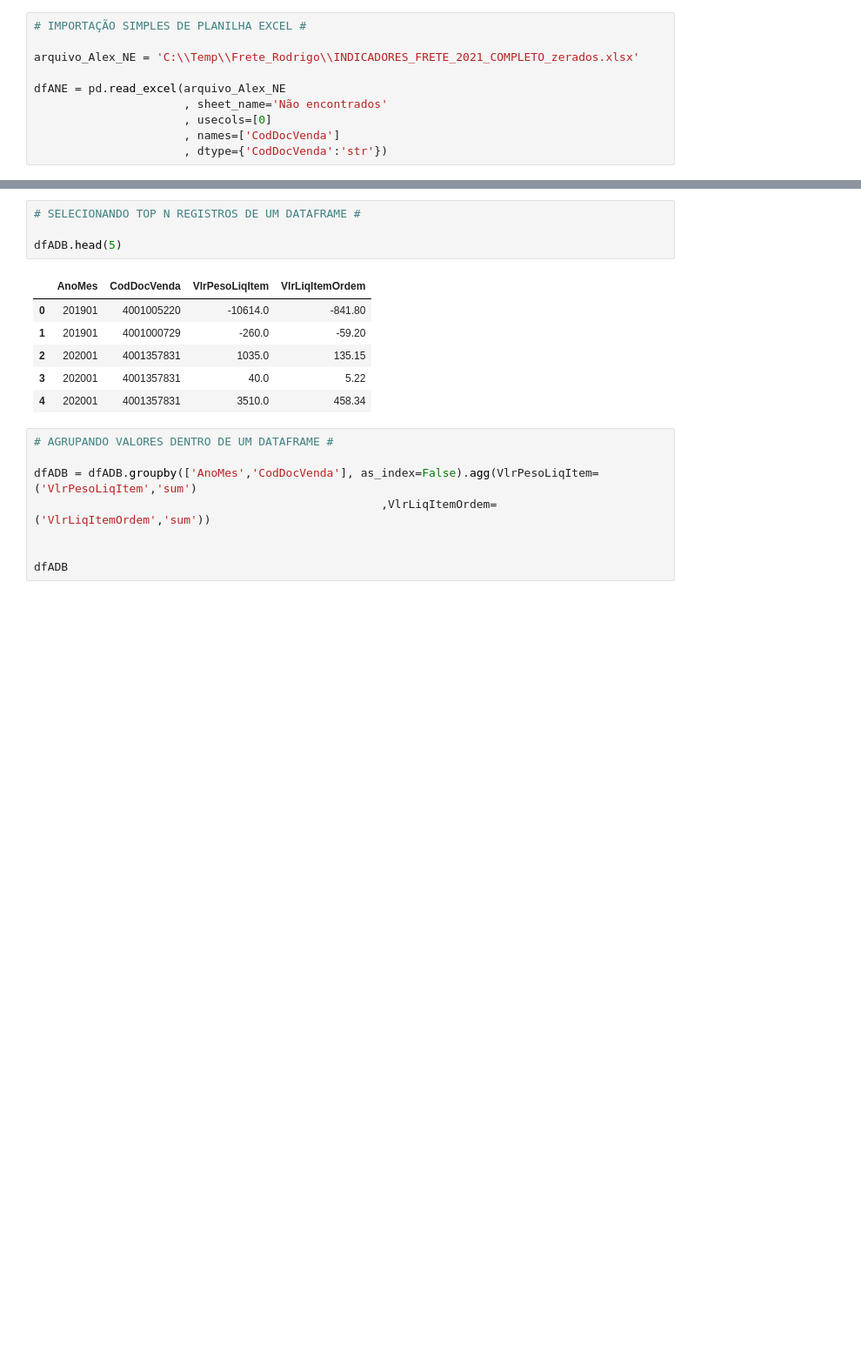
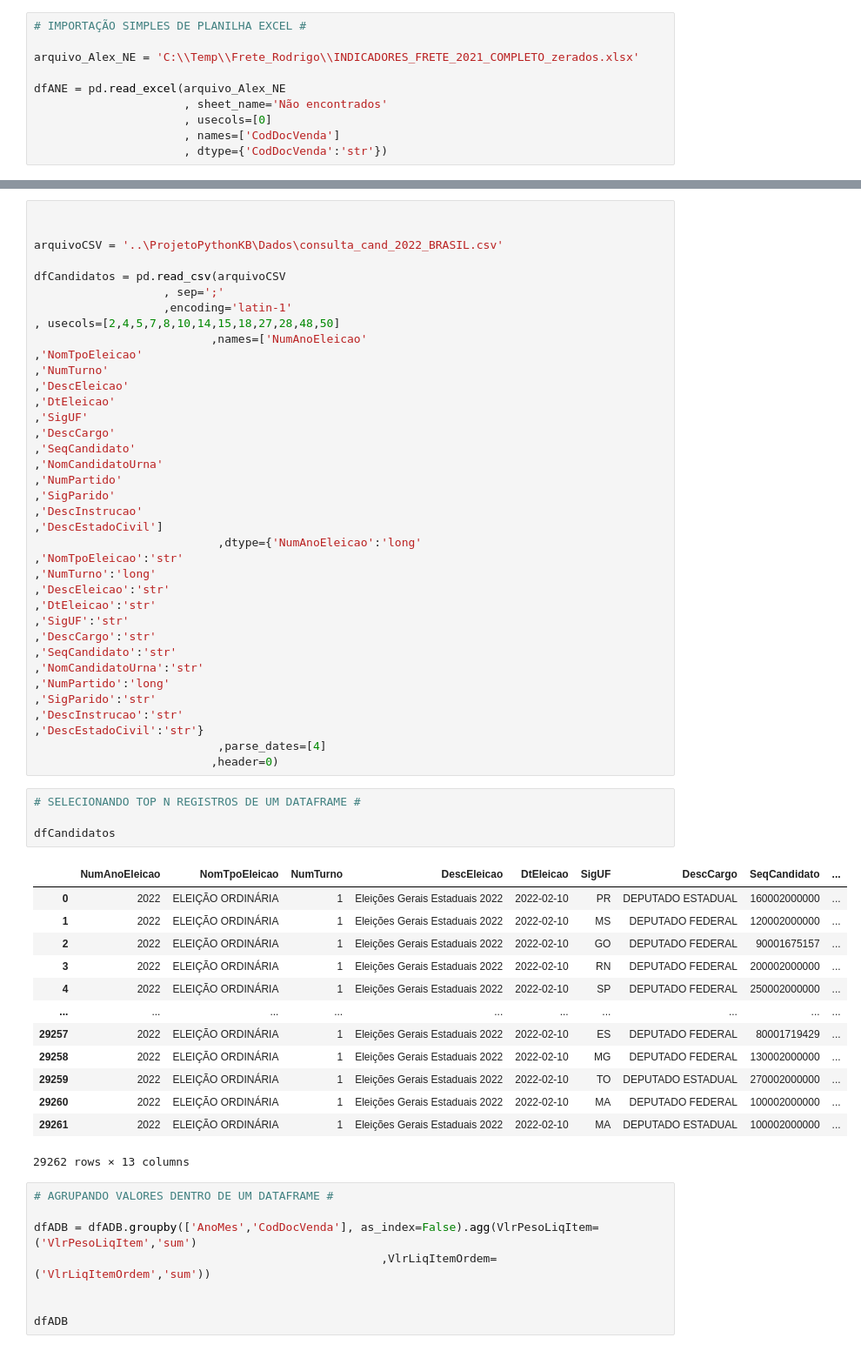
Before and after one commit to dbaassists/Python, a Jupyter notebook: ProjetoPythonKB/Projeto KB Python.ipynb, the cells around one changed output, grey strips where cells are left out. Shown at 87% size. Cells and saved outputs as stored; diff of their text form; blank space fills up the shorter version.

Commit message:
Melhorias no Notebook
Inclusão da Base de dados que será usada
Inclusão de comandos detalhados

```diff
--- a/ProjetoPythonKB/Projeto KB Python.ipynb
+++ b/ProjetoPythonKB/Projeto KB Python.ipynb
@@ -53,14 +130,58 @@ memory usage: 42.3+ MB
+# %%
+
+
+arquivoCSV = '..\ProjetoPythonKB\Dados\consulta_cand_2022_BRASIL.csv'
+
+dfCandidatos = pd.read_csv(arquivoCSV
+                   , sep=';'
+                   ,encoding='latin-1'
+, usecols=[2,4,5,7,8,10,14,15,18,27,28,48,50]
+                          ,names=['NumAnoEleicao'
+,'NomTpoEleicao'
+,'NumTurno'
+,'DescEleicao'
+,'DtEleicao'
+,'SigUF'
+,'DescCargo'
+,'SeqCandidato'
+,'NomCandidatoUrna'
+,'NumPartido'
+,'SigParido'
+,'DescInstrucao'
+,'DescEstadoCivil']
+                           ,dtype={'NumAnoEleicao':'long'
+,'NomTpoEleicao':'str'
+,'NumTurno':'long'
+,'DescEleicao':'str'
+,'DtEleicao':'str'
+,'SigUF':'str'
+,'DescCargo':'str'
+,'SeqCandidato':'str'
+,'NomCandidatoUrna':'str'
+,'NumPartido':'long'
+,'SigParido':'str'
+,'DescInstrucao':'str'
+,'DescEstadoCivil':'str'}
+                           ,parse_dates=[4]
+                          ,header=0)
 # %%
 # SELECIONANDO TOP N REGISTROS DE UM DATAFRAME #
 
-dfADB.head(5)
+dfCandidatos
 # %% [output]
-|  | AnoMes | CodDocVenda | VlrPesoLiqItem | VlrLiqItemOrdem |
-| 0 | 201901 | 4001005220 | -10614.0 | -841.80 |
-| 1 | 201901 | 4001000729 | -260.0 | -59.20 |
-| 2 | 202001 | 4001357831 | 1035.0 | 135.15 |
-| 3 | 202001 | 4001357831 | 40.0 | 5.22 |
-| 4 | 202001 | 4001357831 | 3510.0 | 458.34 |
+|  | NumAnoEleicao | NomTpoEleicao | NumTurno | DescEleicao | DtEleicao | SigUF | DescCargo | SeqCandidato | ... |
+| 0 | 2022 | ELEIÇÃO ORDINÁRIA | 1 | Eleições Gerais Estaduais 2022 | 2022-02-10 | PR | DEPUTADO ESTADUAL | 160002000000 | ... |
+| 1 | 2022 | ELEIÇÃO ORDINÁRIA | 1 | Eleições Gerais Estaduais 2022 | 2022-02-10 | MS | DEPUTADO FEDERAL | 120002000000 | ... |
+| 2 | 2022 | ELEIÇÃO ORDINÁRIA | 1 | Eleições Gerais Estaduais 2022 | 2022-02-10 | GO | DEPUTADO FEDERAL | 90001675157 | ... |
+| 3 | 2022 | ELEIÇÃO ORDINÁRIA | 1 | Eleições Gerais Estaduais 2022 | 2022-02-10 | RN | DEPUTADO FEDERAL | 200002000000 | ... |
+| 4 | 2022 | ELEIÇÃO ORDINÁRIA | 1 | Eleições Gerais Estaduais 2022 | 2022-02-10 | SP | DEPUTADO FEDERAL | 250002000000 | ... |
+| ... | ... | ... | ... | ... | ... | ... | ... | ... | ... |
+| 29257 | 2022 | ELEIÇÃO ORDINÁRIA | 1 | Eleições Gerais Estaduais 2022 | 2022-02-10 | ES | DEPUTADO FEDERAL | 80001719429 | ... |
+| 29258 | 2022 | ELEIÇÃO ORDINÁRIA | 1 | Eleições Gerais Estaduais 2022 | 2022-02-10 | MG | DEPUTADO FEDERAL | 130002000000 | ... |
+| 29259 | 2022 | ELEIÇÃO ORDINÁRIA | 1 | Eleições Gerais Estaduais 2022 | 2022-02-10 | TO | DEPUTADO ESTADUAL | 270002000000 | ... |
+| 29260 | 2022 | ELEIÇÃO ORDINÁRIA | 1 | Eleições Gerais Estaduais 2022 | 2022-02-10 | MA | DEPUTADO FEDERAL | 100002000000 | ... |
+| 29261 | 2022 | ELEIÇÃO ORDINÁRIA | 1 | Eleições Gerais Estaduais 2022 | 2022-02-10 | MA | DEPUTADO ESTADUAL | 100002000000 | ... |
+29262 rows × 13 columns
 # %%
 # AGRUPANDO VALORES DENTRO DE UM DATAFRAME #
 
```
Also changed, not shown: parts of 7 cells of this notebook, 1 other file.
